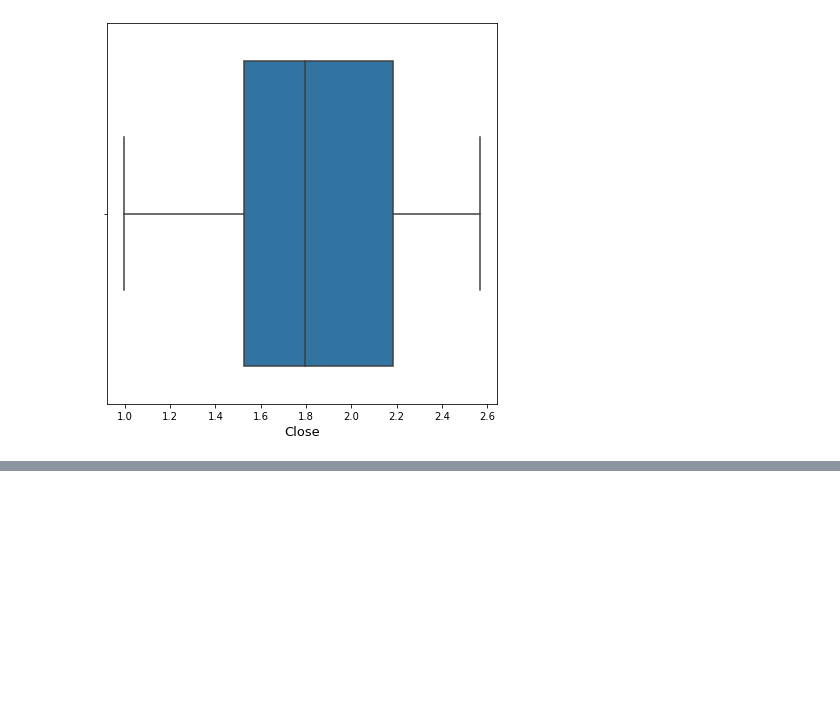
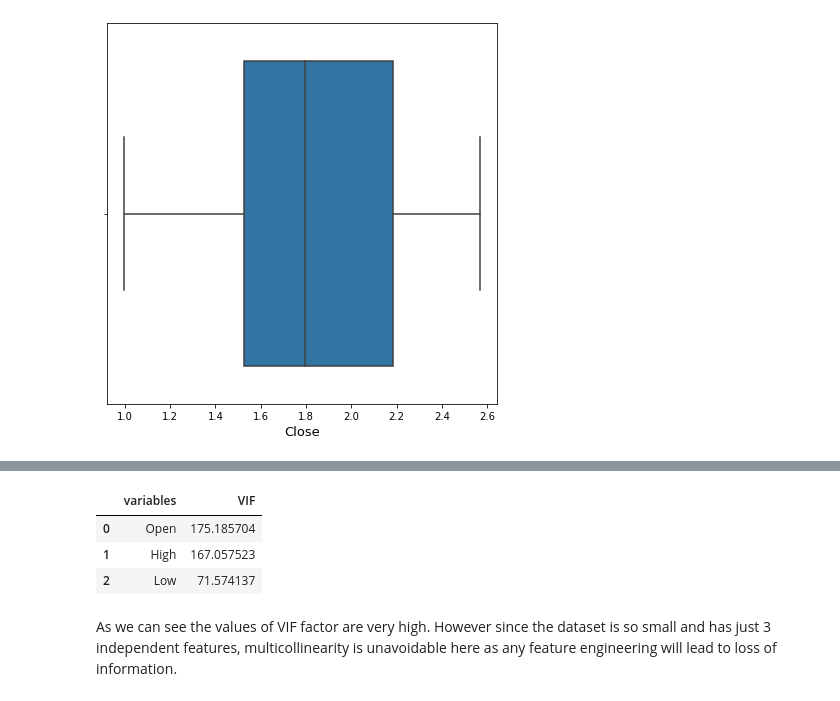
Before and after one commit to gopaljigupta45/YES_BANK_STOCK_PRICE_PREDICTION, a Jupyter notebook: Yes_bank_stock_price_prediction_.ipynb, the cells around one changed output, grey strips where cells are left out. Cells and saved outputs as stored; diff of their text form; code cells hidden in the pictures; blank space fills up the shorter version.

```diff
--- a/Yes_bank_stock_price_prediction_.ipynb
+++ b/Yes_bank_stock_price_prediction_.ipynb
@@ -269,0 +321,23 @@ Since we have a very small dataset to work with, dropping the outliers completel
+# %%
+# Dealing with multicollinearity using VIF analysis.
+# Calculating VIF(Variation Inflation Factor) to see the correlation between independent variables
+
+from statsmodels.stats.outliers_influence import variance_inflation_factor
+
+def calc_vif(X):
+
+    # Calculating VIF
+    vif = pd.DataFrame()
+    vif["variables"] = X.columns
+    vif["VIF"] = [variance_inflation_factor(X.values, i) for i in range(X.shape[1])]
+
+    return(vif)
+# %%
+calc_vif(df[[i for i in df.describe().columns if i not in ['Date','Close']]])
+# %% [output]
+|  | variables | VIF |
+| 0 | Open | 175.185704 |
+| 1 | High | 167.057523 |
+| 2 | Low | 71.574137 |
+# %% [markdown]
+As we can see the values of VIF factor are very high. However since the dataset is so small and has just 3 independent features, multicollinearity is unavoidable here as any feature engineering will lead to loss of information.
```
Also changed, not shown: parts of 10 cells of this notebook.
